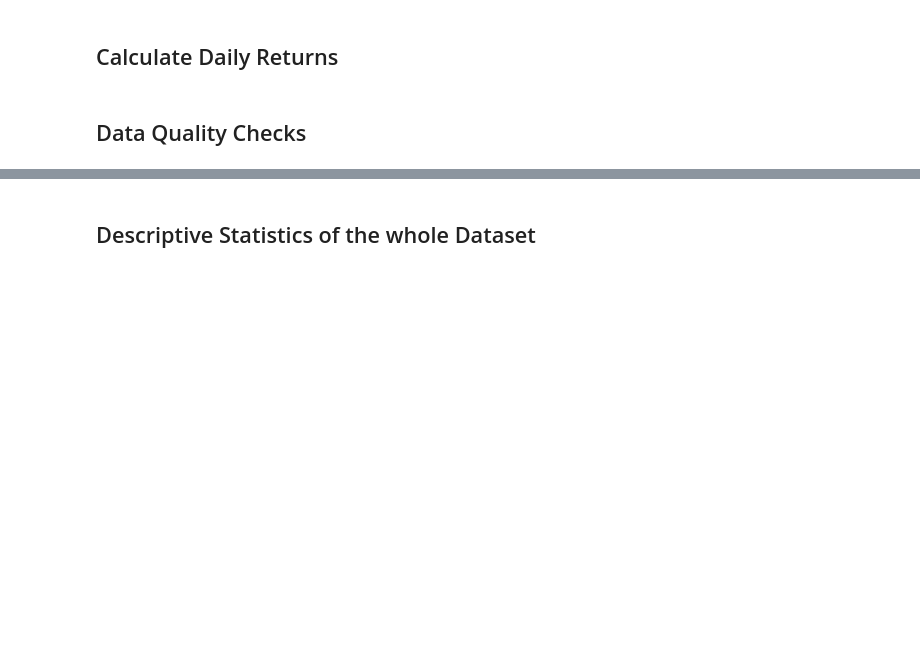
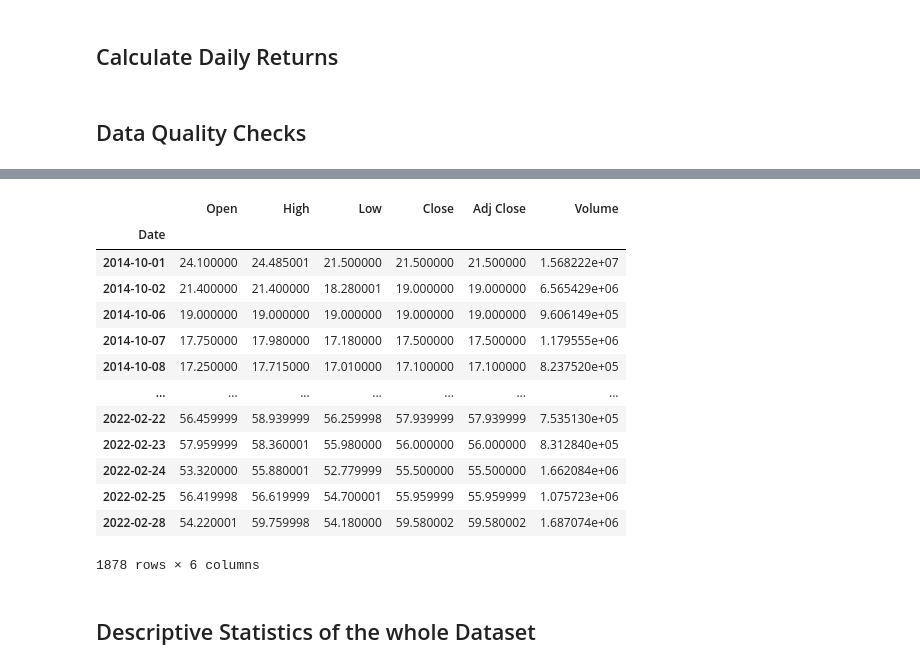
Before and after one commit to LarsWrede/GFSM, a Jupyter notebook: Index Revision and Stock Returns.ipynb, the cells around one changed output, grey strips where cells are left out. Drawn from its saved outputs; the diff is of its cells as text; code cells hidden in the pictures; blank space fills up the shorter version.

Commit message:
interpolation using spline

```diff
--- a/Index Revision and Stock Returns.ipynb
+++ b/Index Revision and Stock Returns.ipynb
@@ -175,3 +193,33 @@ stocks_as_df_Volume_is_0 = stocks_as_df.loc[stocks_as_df["Volume"] == 0]
+# %%
+'''Interpolate Volume using 'spline'.
+
+Parameters
+----------
+:stock_dict_replaced:  dict
+    Contains the time series data as stock_dict but with interpolated values for 'Volume'.
+-------
+'''
+stock_dict_replaced = stock_dict
+for key in stock_dict_replaced:
+    stock_dict_replaced[key].loc[stock_dict_replaced[key]['Volume'] == 0, 'Volume'] = np.nan
+    stock_dict_replaced[key]['Volume'].interpolate(method ='spline', order = 2, inplace=True)
+
+#stock_dict_replaced['ZAL.DE'] #stock_dict 2014-10-06 should now have an interpolated value
+# %% [output]
+|  | Open | High | Low | Close | Adj Close | Volume |
+| Date |  |  |  |  |  |  |
+| 2014-10-01 | 24.100000 | 24.485001 | 21.500000 | 21.500000 | 21.500000 | 1.568222e+07 |
+| 2014-10-02 | 21.400000 | 21.400000 | 18.280001 | 19.000000 | 19.000000 | 6.565429e+06 |
+| 2014-10-06 | 19.000000 | 19.000000 | 19.000000 | 19.000000 | 19.000000 | 9.606149e+05 |
+| 2014-10-07 | 17.750000 | 17.980000 | 17.180000 | 17.500000 | 17.500000 | 1.179555e+06 |
+| 2014-10-08 | 17.250000 | 17.715000 | 17.010000 | 17.100000 | 17.100000 | 8.237520e+05 |
+| ... | ... | ... | ... | ... | ... | ... |
+| 2022-02-22 | 56.459999 | 58.939999 | 56.259998 | 57.939999 | 57.939999 | 7.535130e+05 |
+| 2022-02-23 | 57.959999 | 58.360001 | 55.980000 | 56.000000 | 56.000000 | 8.312840e+05 |
+| 2022-02-24 | 53.320000 | 55.880001 | 52.779999 | 55.500000 | 55.500000 | 1.662084e+06 |
+| 2022-02-25 | 56.419998 | 56.619999 | 54.700001 | 55.959999 | 55.959999 | 1.075723e+06 |
+| 2022-02-28 | 54.220001 | 59.759998 | 54.180000 | 59.580002 | 59.580002 | 1.687074e+06 |
+1878 rows × 6 columns
 # %%
 '''Check if Adj Close in stocks_as_df differs from previous/ following day.
 
```
Also changed, not shown: parts of 7 cells of this notebook, 1 other file.
